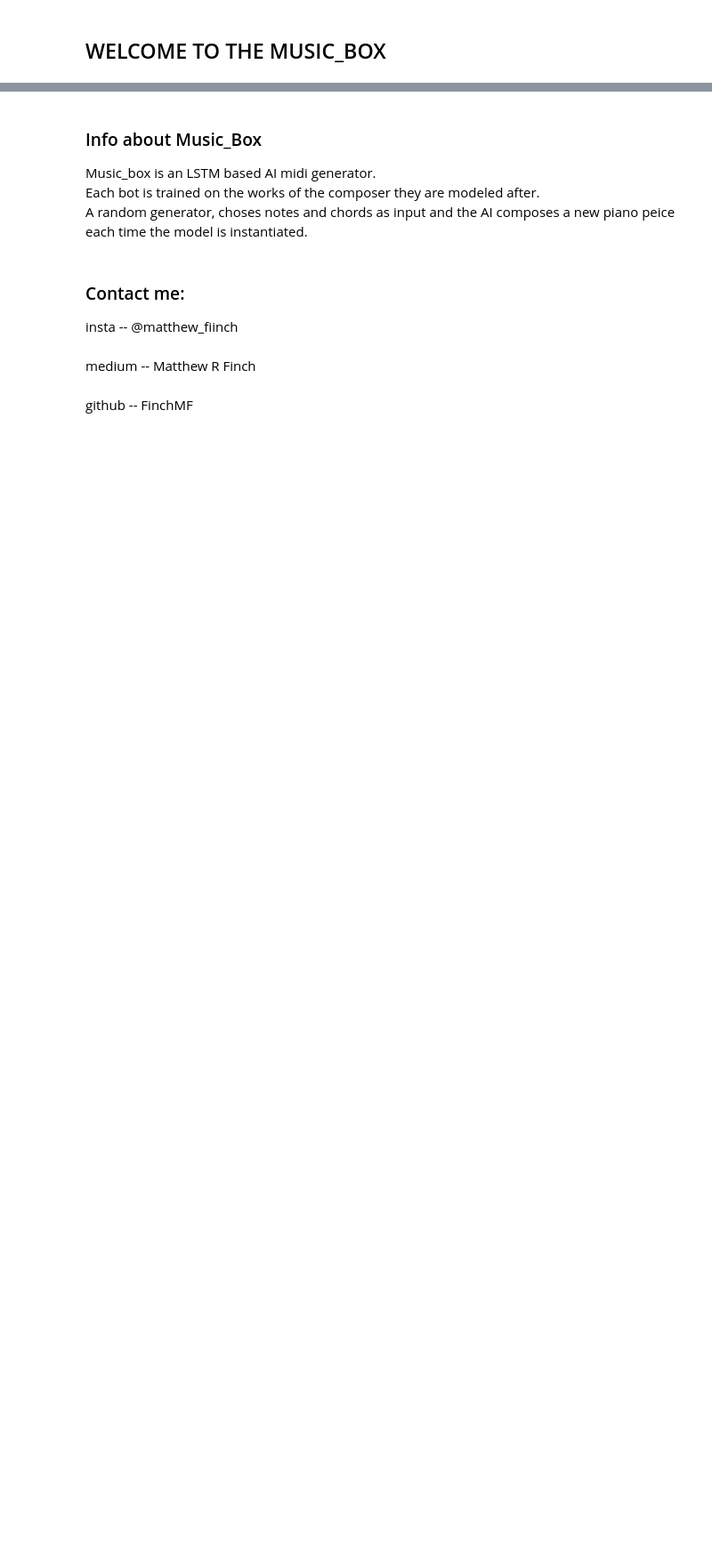
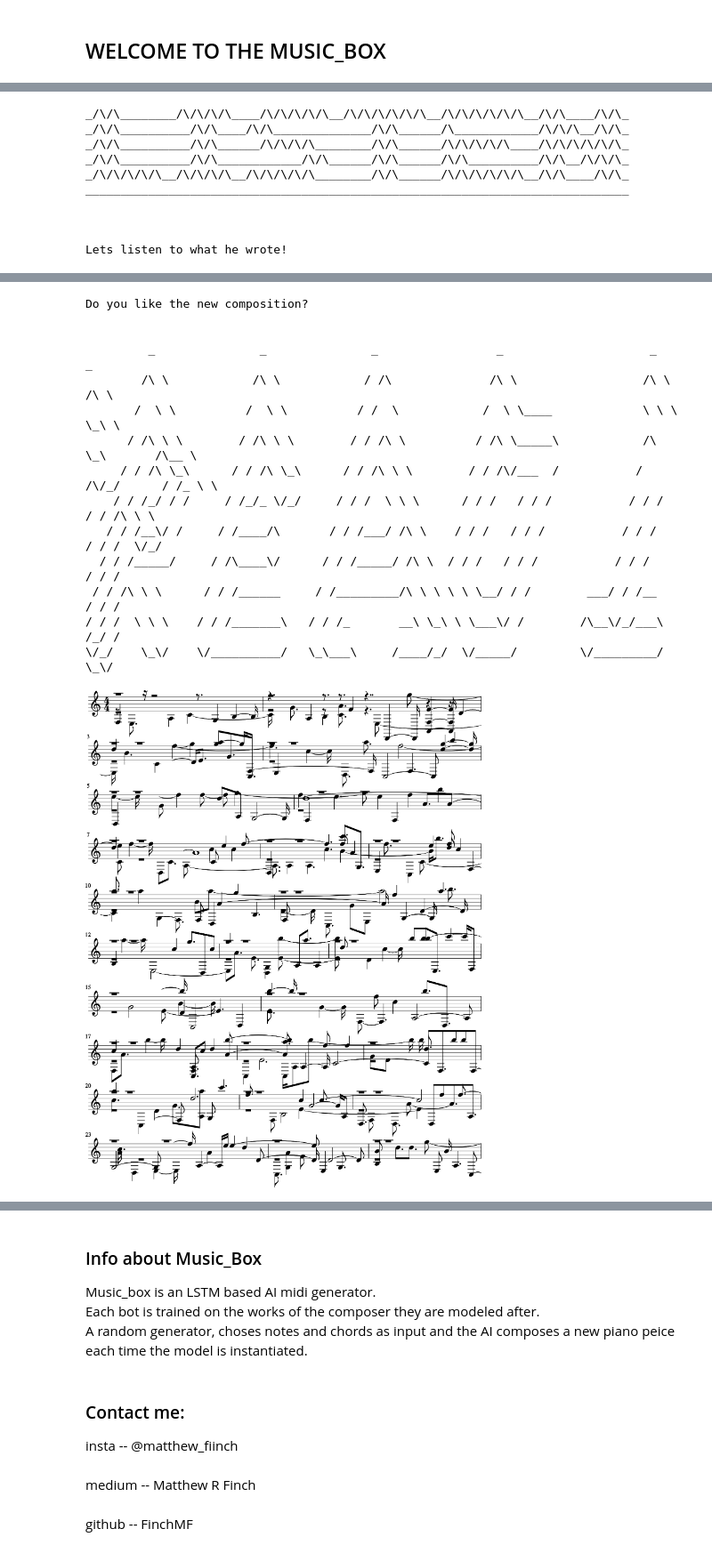
Before and after one commit to FinchMF/Computational-Music-Box, a Jupyter notebook: composer_bots/Computational Music_Box.ipynb, the cells around one changed output, grey strips where cells are left out. Shown at 89% size. Saved outputs shown, nothing was run; the diff lists cells and outputs as text; code cells hidden in the pictures; blank space fills up the shorter version.

```diff
--- a/composer_bots/Computational Music_Box.ipynb
+++ b/composer_bots/Computational Music_Box.ipynb
@@ -12,0 +150,3 @@ import ravel_bot
+# %%
+debussy.compose()
+# %% [output]
@@ -12,0 +174,10 @@ import ravel_bot
+_/\/\________/\/\/\/\____/\/\/\/\/\__/\/\/\/\/\/\__/\/\/\/\/\/\__/\/\____/\/\_
+_/\/\__________/\/\____/\/\______________/\/\______/\____________/\/\/\__/\/\_
+_/\/\__________/\/\______/\/\/\/\________/\/\______/\/\/\/\/\____/\/\/\/\/\/\_
+_/\/\__________/\/\____________/\/\______/\/\______/\/\__________/\/\__/\/\/\_
+_/\/\/\/\/\__/\/\/\/\__/\/\/\/\/\________/\/\______/\/\/\/\/\/\__/\/\____/\/\_
+______________________________________________________________________________
+
+
+
+Lets listen to what he wrote!
@@ -12,0 +185,15 @@ import ravel_bot
+Do you like the new composition?
+
+
+         _               _               _                 _                     _            _
+        /\ \            /\ \            / /\              /\ \                  /\ \         /\ \
+       /  \ \          /  \ \          / /  \            /  \ \____             \ \ \        \_\ \
+      / /\ \ \        / /\ \ \        / / /\ \          / /\ \_____\            /\ \_\       /\__ \
+     / / /\ \_\      / / /\ \_\      / / /\ \ \        / / /\/___  /           / /\/_/      / /_ \ \
+    / / /_/ / /     / /_/_ \/_/     / / /  \ \ \      / / /   / / /           / / /        / / /\ \ \
+   / / /__\/ /     / /____/\       / / /___/ /\ \    / / /   / / /           / / /        / / /  \/_/
+  / / /_____/     / /\____\/      / / /_____/ /\ \  / / /   / / /           / / /        / / /
+ / / /\ \ \      / / /______     / /_________/\ \ \ \ \ \__/ / /        ___/ / /__      / / /
+/ / /  \ \ \    / / /_______\   / / /_       __\ \_\ \ \___\/ /        /\__\/_/___\    /_/ /
+\/_/    \_\/    \/__________/   \_\___\     /____/_/  \/_____/         \/_________/    \_\/
+[figure, added]
```
Also changed, not shown: parts of 12 cells of this notebook, 7 other files.
